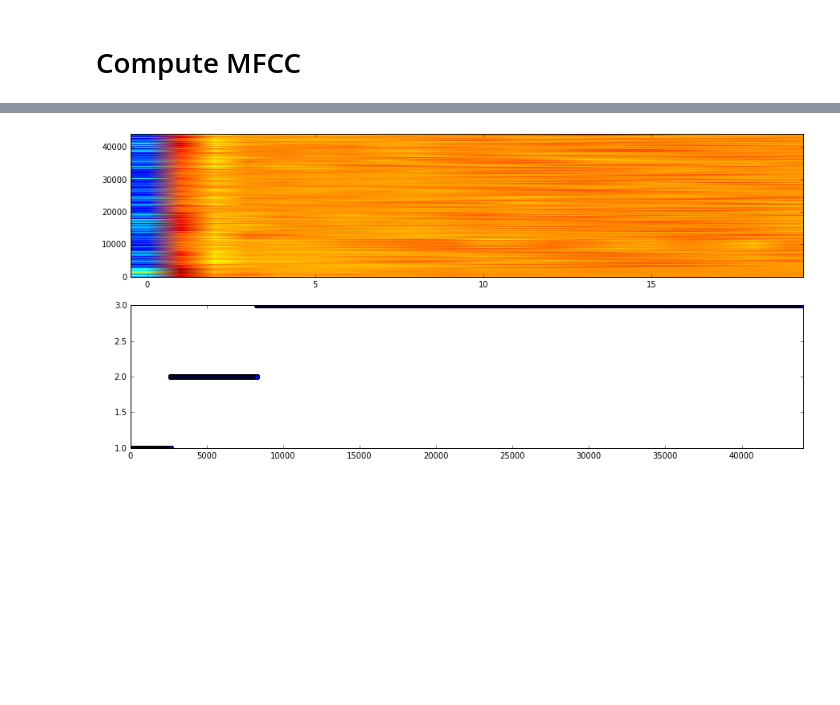
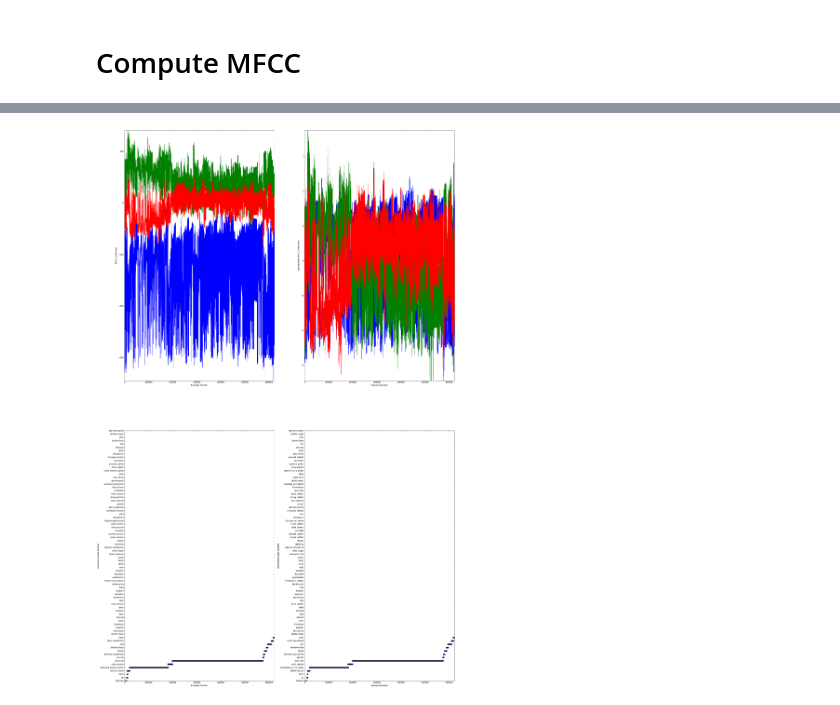
Before and after one commit to marl/medley-de-bugger, a Jupyter notebook: Instrument classifier.ipynb, the cells around one changed output, grey strips where cells are left out. Cells and saved outputs as stored; diff of their text form; code cells hidden in the pictures; blank space fills up the shorter version.

```diff
--- a/Instrument classifier.ipynb
+++ b/Instrument classifier.ipynb
@@ -56,5 +60,0 @@ melodica
-# %%
-for label in list(file_dict.keys()):
-    print label
-    print len(file_dict[label])
-    print ""
@@ -159,40 +170,51 @@ np.save("label_values.npy", label_values)
 # %%
 label_index_list = np.arange(len(label_values))
-plt.figure(figsize = (15, 7))
+plt.figure(figsize = (30, 50))
+
+start_index=0
+end_index=-1
 
 plt.subplot(2,2,1)
-plt.imshow(mfcc_matrix.T, origin = "lower")
+# plt.imshow(mfcc_matrix[start_index:end_index, 0:2].T, origin = "lower", interpolation='none')
+plt.plot(mfcc_matrix[:, 0])
+plt.plot(mfcc_matrix[:, 1])
+plt.plot(mfcc_matrix[:, 2])
+# plt.colorbar()
 plt.axis("auto")
 plt.axis("tight")
 plt.xlabel("Example Number")
 plt.ylabel("MFCC Coefficient")
 
-plt.subplot(2,1,3)
-plt.plot(label_matrix, "o")
+plt.subplot(2,2,3)
+plt.plot(label_matrix[start_index:end_index], "o")
 plt.axis("auto")
 plt.axis("tight")
 plt.xlabel("Example Number")
 plt.ylabel("Instrument Label Number")
 plt.yticks(label_index_list, label_values, rotation='horizontal')
 
 plt.subplot(2,2,2)
-plt.imshow(mfcc_matrix_normal.T, origin = "lower")
+# plt.imshow(mfcc_matrix_normal[start_index:end_index, 0:2].T, origin = "lower", interpolation='none')
+# plt.colorbar()
+plt.plot(mfcc_matrix_normal[:, 0])
+plt.plot(mfcc_matrix_normal[:, 1])
+plt.plot(mfcc_matrix_normal[:, 2])
 plt.axis("auto")
 plt.axis("tight")
 plt.xlabel("Example Number")
 plt.ylabel("Standardized MFCC Coefficient")
 
-plt.subplot(2,1,4)
-plt.plot(label_matrix, "o")
+plt.subplot(2,2,4)
+plt.plot(label_matrix[start_index:end_index], "o")
 plt.axis("auto")
 plt.axis("tight")
 plt.xlabel("Example Number")
 plt.ylabel("Instrument Label Number")
 plt.yticks(label_index_list, label_values, rotation='horizontal')
 
 plt.show()
 # %% [output]
-[figure, old version]
+[figure, new version]
 # %%
 clf = RandomForestClassifier(n_estimators = 10)
 clf.fit(mfcc_matrix_normal, label_matrix)
```
Also changed, not shown: parts of 17 cells of this notebook.
